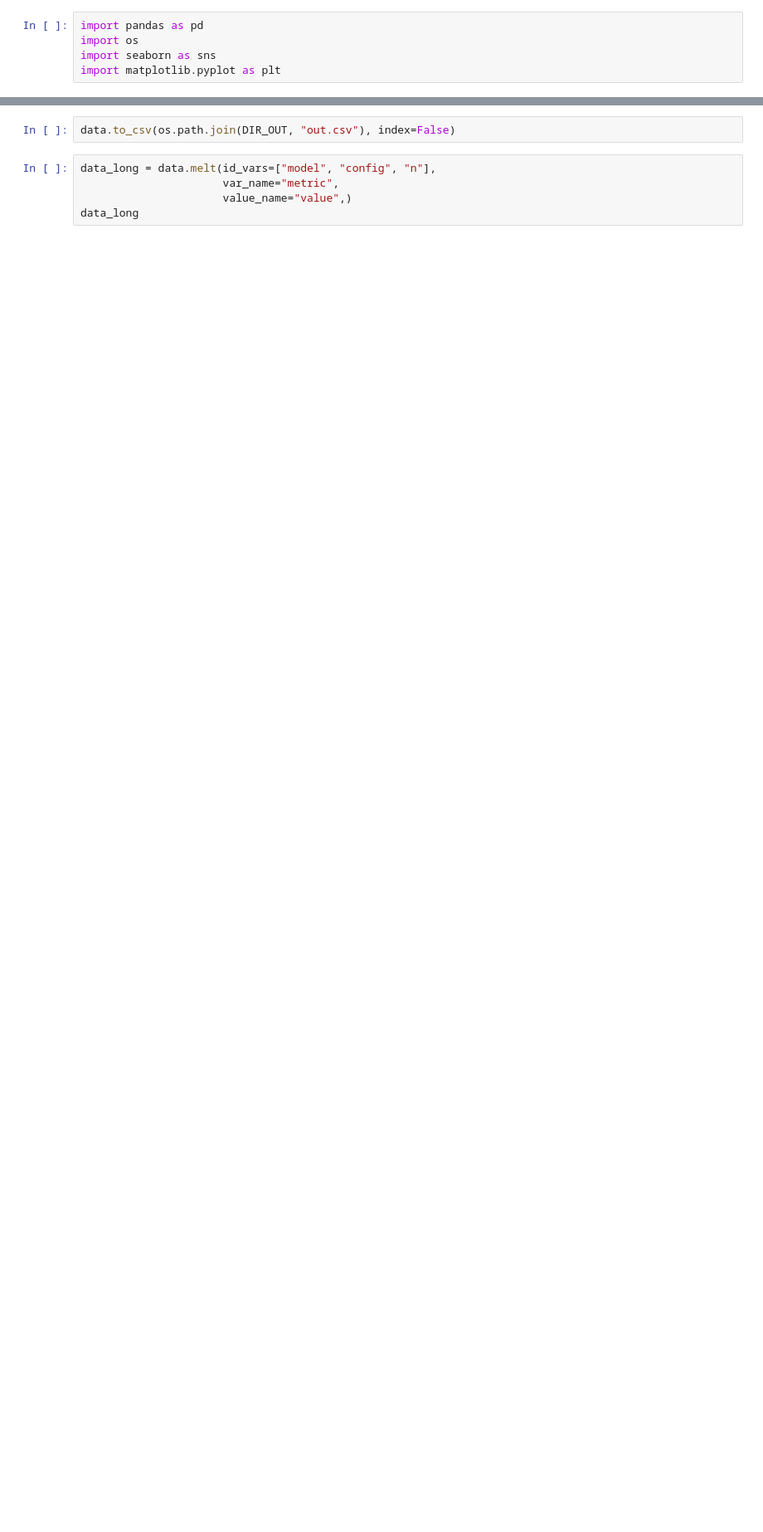
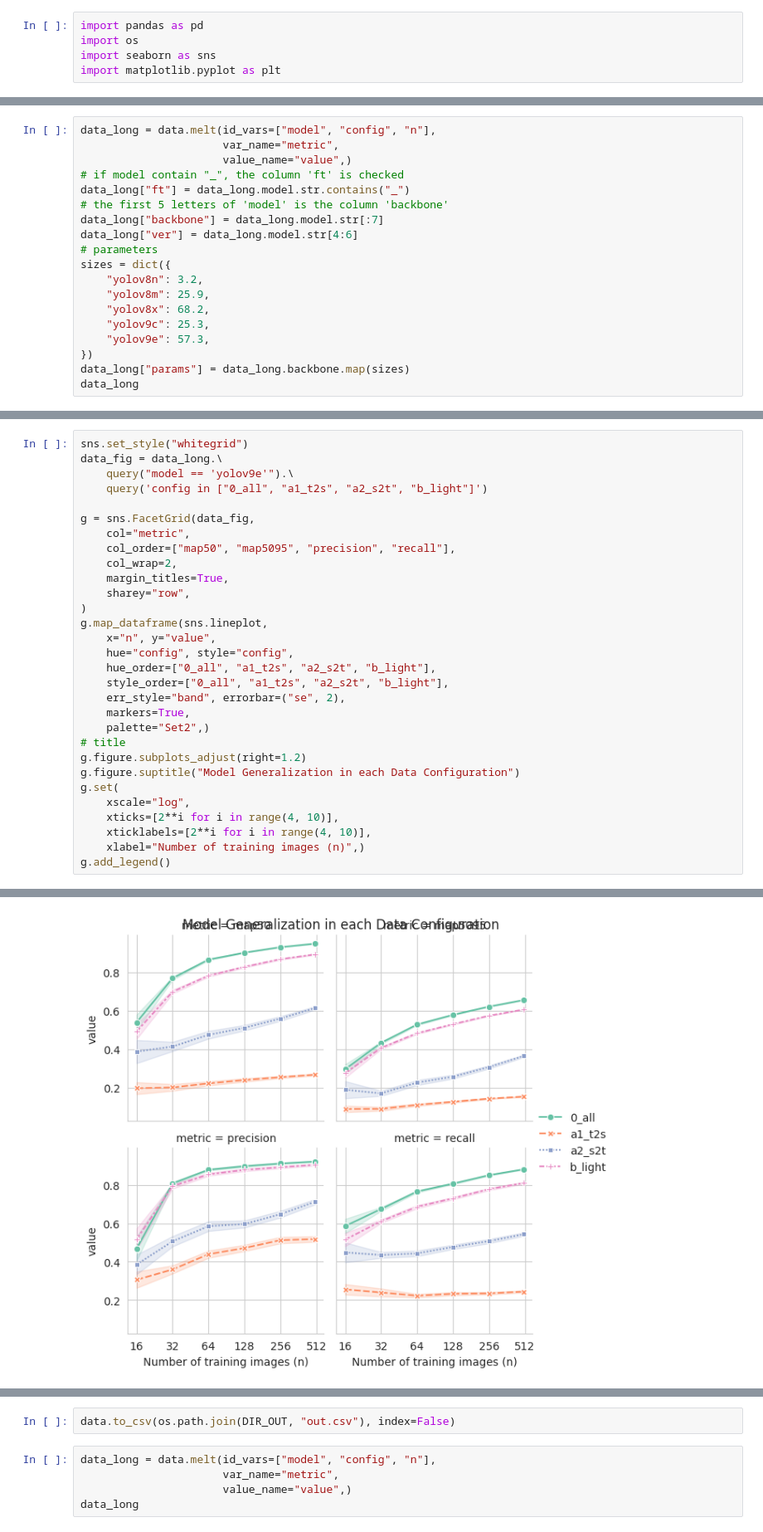
Before and after one commit to Niche-Squad/COLO, a Jupyter notebook: _3_evaluate.ipynb, the cells around one changed output, grey strips where cells are left out. Shown at 83% size. Drawn from its saved outputs; the diff is of its cells as text; blank space fills up the shorter version.

```diff
--- a/_3_evaluate.ipynb
+++ b/_3_evaluate.ipynb
@@ -55,0 +75,19 @@ array(['b_light', 'a1_t2s', 'a2_s2t', '0_all', '2_side', 'c_external',
+# %%
+data_long = data.melt(id_vars=["model", "config", "n"],
+                      var_name="metric",
+                      value_name="value",)
+# if model contain "_", the column 'ft' is checked
+data_long["ft"] = data_long.model.str.contains("_")
+# the first 5 letters of 'model' is the column 'backbone'
+data_long["backbone"] = data_long.model.str[:7]
+data_long["ver"] = data_long.model.str[4:6]
+# parameters
+sizes = dict({
+    "yolov8n": 3.2,
+    "yolov8m": 25.9,
+    "yolov8x": 68.2,
+    "yolov9c": 25.3,
+    "yolov9e": 57.3,
+})
+data_long["params"] = data_long.backbone.map(sizes)
+data_long
@@ -55,0 +148,31 @@ array(['b_light', 'a1_t2s', 'a2_s2t', '0_all', '2_side', 'c_external',
+# %%
+sns.set_style("whitegrid")
+data_fig = data_long.\
+    query("model == 'yolov9e'").\
+    query('config in ["0_all", "a1_t2s", "a2_s2t", "b_light"]')
+
+g = sns.FacetGrid(data_fig,
+    col="metric",
+    col_order=["map50", "map5095", "precision", "recall"],
+    col_wrap=2,
+    margin_titles=True,
+    sharey="row",
+)
+g.map_dataframe(sns.lineplot,
+    x="n", y="value",
+    hue="config", style="config",
+    hue_order=["0_all", "a1_t2s", "a2_s2t", "b_light"],
+    style_order=["0_all", "a1_t2s", "a2_s2t", "b_light"],
+    err_style="band", errorbar=("se", 2),
+    markers=True,
+    palette="Set2",)
+# title
+g.figure.subplots_adjust(right=1.2)
+g.figure.suptitle("Model Generalization in each Data Configuration")
+g.set(
+    xscale="log",
+    xticks=[2**i for i in range(4, 10)],
+    xticklabels=[2**i for i in range(4, 10)],
+    xlabel="Number of training images (n)",)
+g.add_legend()
+# %% [output]
@@ -55,0 +180 @@ array(['b_light', 'a1_t2s', 'a2_s2t', '0_all', '2_side', 'c_external',
+[figure, added]
```
Also changed, not shown: parts of 22 cells of this notebook, 2 other files.
